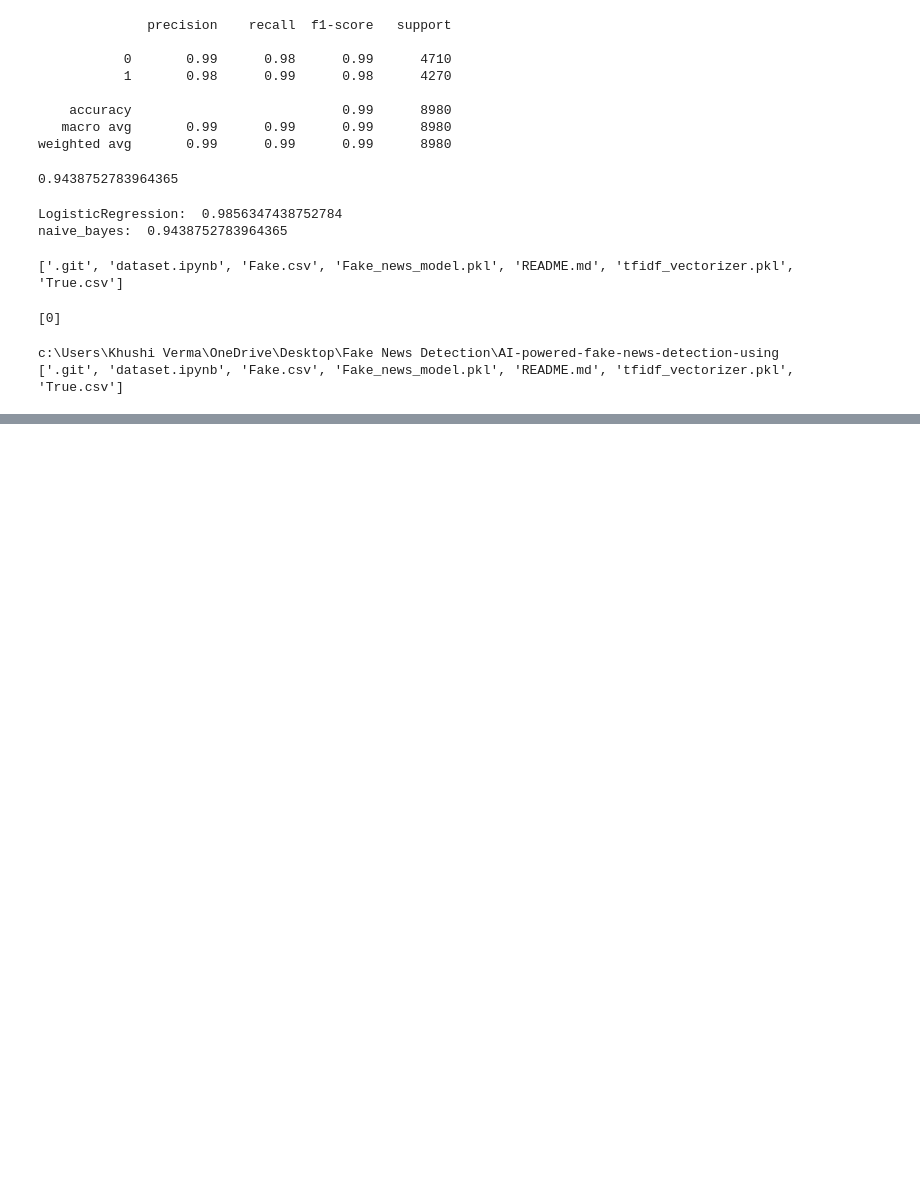
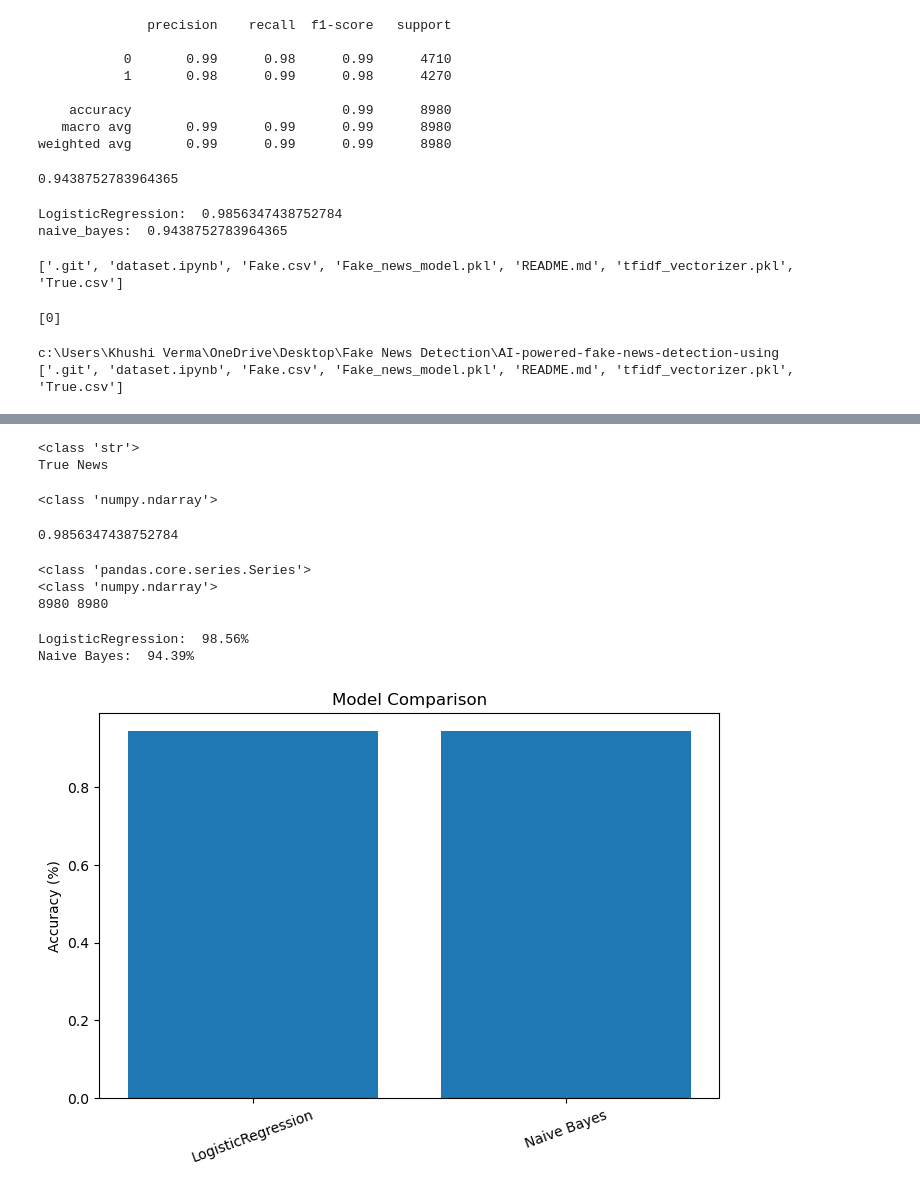
Before and after one commit to itskhushiverma151-debug/AI-powered-fake-news-detection-using, a Jupyter notebook: dataset.ipynb, the cells around one changed output, grey strips where cells are left out. Cells and saved outputs as stored; diff of their text form; code cells hidden in the pictures; blank space fills up the shorter version.

```diff
--- a/dataset.ipynb
+++ b/dataset.ipynb
@@ -588,0 +675,47 @@ c:\Users\Khushi Verma\OneDrive\Desktop\Fake News Detection\AI-powered-fake-news-
+# %%
+print(type(prediction))
+print(prediction)
+# %% [output]
+<class 'str'>
+True News
+# %%
+prediction = model.predict(x_test_vector)
+print(type(prediction))
+# %% [output]
+<class 'numpy.ndarray'>
+# %%
+accuracy_score(y_test, prediction)
+# %% [output]
+0.9856347438752784
+# %%
+print(type(y_test))
+print(type(prediction))
+print(len(y_test), len(prediction))
+# %% [output]
+<class 'pandas.core.series.Series'>
+<class 'numpy.ndarray'>
+8980 8980
+# %%
+from sklearn.metrics import accuracy_score
+model_scores = {
+    "LogisticRegression": accuracy_score(y_test, prediction),
+    "Naive Bayes": accuracy_score(y_test, nb_prediction)
+}
+for name, score in model_scores.items():
+    print(f"{name}: {score*100: .2f}%")
+# %% [output]
+LogisticRegression:  98.56%
+Naive Bayes:  94.39%
+# %%
+#graph
+import matplotlib.pyplot as plt
+names = list(model_scores.keys())
+scores = [score*100 for score in model_scores.values()]
+plt.figure(figsize=(8, 5))
+plt.bar(names, score)
+plt.ylabel("Accuracy (%)")
+plt.title("Model Comparison")
+plt.xticks(rotation=20)
+plt.show()
+# %% [output]
+[figure, added]
```
Also changed, not shown: parts of 7 cells of this notebook, 2 other files.
